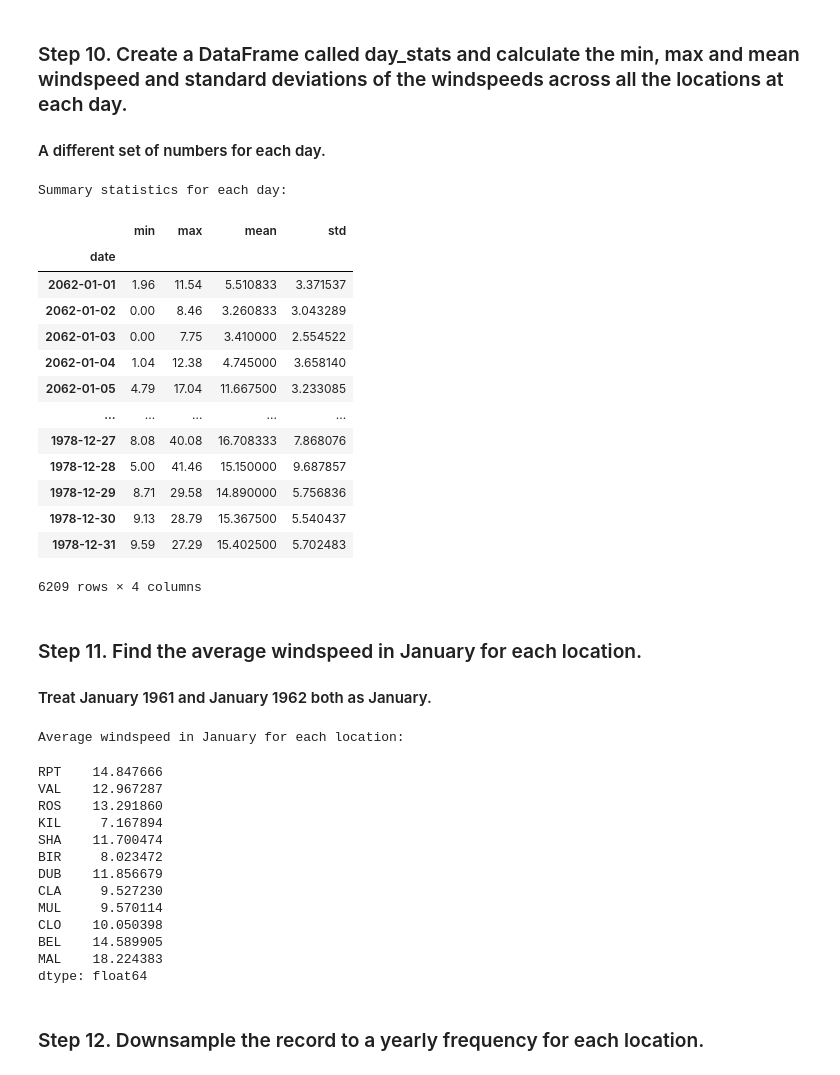
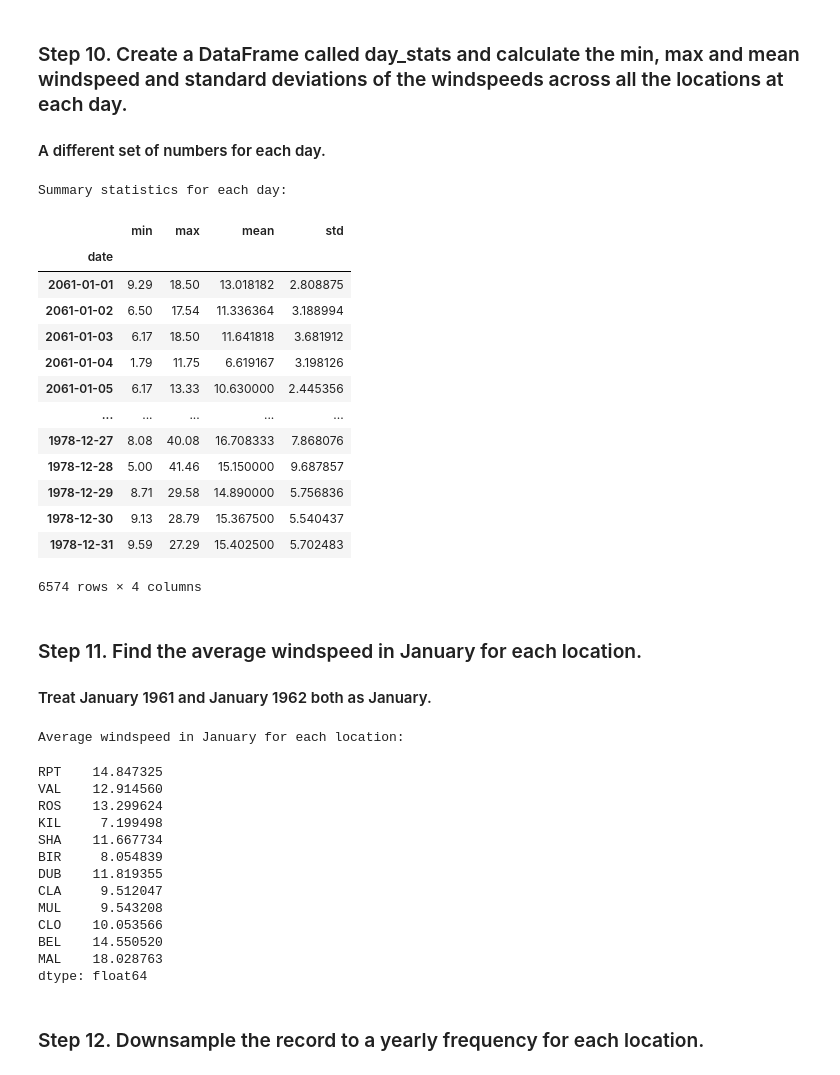
Before and after one commit to VitalijSipovskij/Project03_Panda, a Jupyter notebook: PP3_Pandas_Completed.ipynb, the cells around one changed output. Drawn from its saved outputs; the diff is of its cells as text; code cells hidden in the pictures.

```diff
--- a/PP3_Pandas_Completed.ipynb
+++ b/PP3_Pandas_Completed.ipynb
@@ -897,10 +882,15 @@ Data without 2061 entries:
 # %% [markdown]
 ### Step 5. Set the right dates as the index. Pay attention at the data type, it should be datetime64[ns].
 # %%
-fixed_data = fixed_data.copy()
-fixed_data['date'] = pd.to_datetime(fixed_data['date'])
-fixed_data.set_index('date', inplace=True)
-fixed_data
+data = data.copy()
+data['date'] = pd.to_datetime(data['date'])
+data.set_index('date', inplace=True)
+data
+
+# fixed_data = fixed_data.copy()
+# fixed_data['date'] = pd.to_datetime(fixed_data['date'])
+# fixed_data.set_index('date', inplace=True)
+# fixed_data
 # %% [output]
 |  | RPT | VAL | ROS | KIL | SHA | BIR | DUB | CLA | MUL | CLO | BEL | ... |
 | date |  |  |  |  |  |  |  |  |  |  |  | ... |
@@ -1012,47 +1014,56 @@ Summary statistics for each location:
 
 #### A different set of numbers for each day.
 # %%
-day_stats = fixed_data.T.describe().loc[['min', 'max', 'mean', 'std']].T
+day_stats = data.T.describe().loc[['min', 'max', 'mean', 'std']].T
 print("Summary statistics for each day:")
 day_stats
+
+# day_stats = fixed_data.T.describe().loc[['min', 'max', 'mean', 'std']].T
+# print("Summary statistics for each day:")
+# day_stats
 # %% [output]
 Summary statistics for each day:
 |  | min | max | mean | std |
 | date |  |  |  |  |
-| 2062-01-01 | 1.96 | 11.54 | 5.510833 | 3.371537 |
-| 2062-01-02 | 0.00 | 8.46 | 3.260833 | 3.043289 |
-| 2062-01-03 | 0.00 | 7.75 | 3.410000 | 2.554522 |
-| 2062-01-04 | 1.04 | 12.38 | 4.745000 | 3.658140 |
-| 2062-01-05 | 4.79 | 17.04 | 11.667500 | 3.233085 |
+| 2061-01-01 | 9.29 | 18.50 | 13.018182 | 2.808875 |
+| 2061-01-02 | 6.50 | 17.54 | 11.336364 | 3.188994 |
+| 2061-01-03 | 6.17 | 18.50 | 11.641818 | 3.681912 |
+| 2061-01-04 | 1.79 | 11.75 | 6.619167 | 3.198126 |
+| 2061-01-05 | 6.17 | 13.33 | 10.630000 | 2.445356 |
 | ... | ... | ... | ... | ... |
 | 1978-12-27 | 8.08 | 40.08 | 16.708333 | 7.868076 |
 | 1978-12-28 | 5.00 | 41.46 | 15.150000 | 9.687857 |
 | 1978-12-29 | 8.71 | 29.58 | 14.890000 | 5.756836 |
 | 1978-12-30 | 9.13 | 28.79 | 15.367500 | 5.540437 |
 | 1978-12-31 | 9.59 | 27.29 | 15.402500 | 5.702483 |
-6209 rows × 4 columns
+6574 rows × 4 columns
 # %% [markdown]
 ### Step 11. Find the average windspeed in January for each location.
 #### Treat January 1961 and January 1962 both as January.
 # %%
-january_data = fixed_data[fixed_data.index.month == 1]
+january_data = data[data.index.month == 1]
 average_windspeed_january = january_data.mean()
 print("Average windspeed in January for each location:")
 average_windspeed_january
+
+# january_data = fixed_data[fixed_data.index.month == 1]
+# average_windspeed_january = january_data.mean()
+# print("Average windspeed in January for each location:")
+# average_windspeed_january
 # %% [output]
 Average windspeed in January for each location:
-RPT    14.847666
-VAL    12.967287
-ROS    13.291860
-KIL     7.167894
-SHA    11.700474
-BIR     8.023472
-DUB    11.856679
-CLA     9.527230
-MUL     9.570114
-CLO    10.050398
-BEL    14.589905
-MAL    18.224383
+RPT    14.847325
+VAL    12.914560
+ROS    13.299624
+KIL     7.199498
+SHA    11.667734
+BIR     8.054839
+DUB    11.819355
+CLA     9.512047
+MUL     9.543208
+CLO    10.053566
+BEL    14.550520
+MAL    18.028763
 dtype: float64
 # %% [markdown]
 ### Step 12. Downsample the record to a yearly frequency for each location.
```
Also changed, not shown: parts of 11 cells of this notebook.
